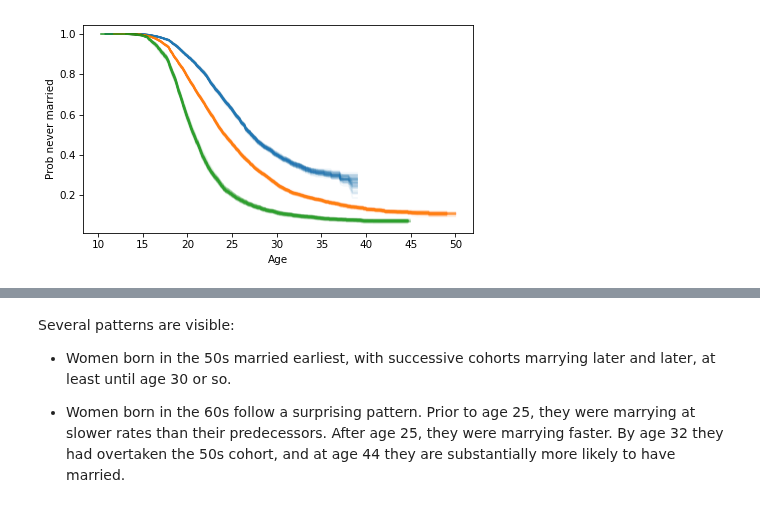
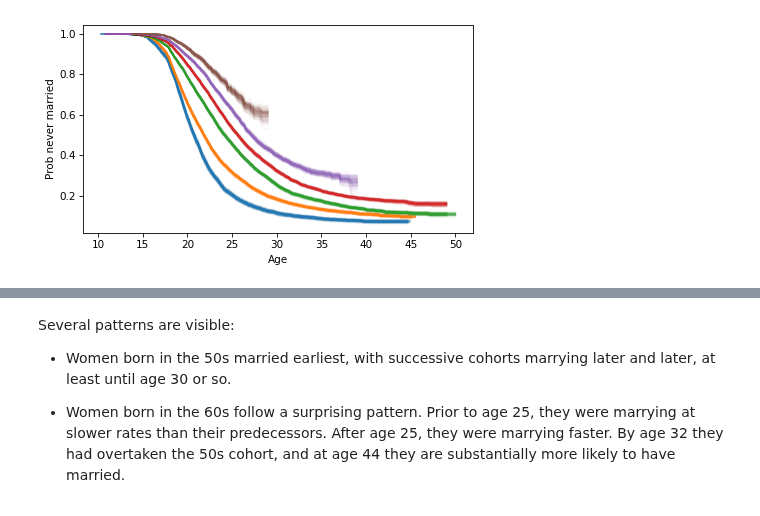
Before and after one commit to AllenDowney/ThinkStats, a Jupyter notebook: soln/chap13.ipynb, the cells around one changed output, grey strips where cells are left out. Drawn from its saved outputs; the diff is of its cells as text; code cells hidden in the pictures.

```diff
--- a/soln/chap13.ipynb
+++ b/soln/chap13.ipynb
@@ -509,0 +683,2 @@ def make_survival_curves(resp, cohorts):
+# %%
+cohorts = [1940, 1950, 1960, 1970, 1980, 1990]
@@ -510,4 +687,4 @@ def make_survival_curves(resp, cohorts):
 # %%
-curve_maps = [make_survival_curves(resample_cycles(resp), cohorts) for i in range(101)]
+surv_maps = [estimate_survival_map(resample_cycles(resp), cohorts) for i in range(101)]
 # %% [output]
 [interactive output not drawn]
@@ -514,7 +694,7 @@ curve_maps = [make_survival_curves(resample_cycles(resp), cohorts) for i in rang
 # %%
-def plot_cohort(curve_maps, cohort, color):
-    curves = [curve_map[cohort] for curve_map in curve_maps]
-    for curve in curves:
-        curve.plot(color=color, alpha=0.05)
+def plot_cohort(surv_maps, cohort, color):
+    survs = [surv_map[cohort] for surv_map in surv_maps]
+    for surv in survs:
+        surv.plot(color=color, alpha=0.05)
 # %% [output]
 [interactive output not drawn]
@@ -520,0 +703,2 @@ def plot_cohort(curve_maps, cohort, color):
+# %%
+colors = [f"C{i}" for i in range(len(cohorts))]
@@ -521,11 +707,10 @@ def plot_cohort(curve_maps, cohort, color):
 # %%
-colors = ["C0", "C1", "C2"]
 for cohort, color in zip(cohorts, colors):
-    plot_cohort(curve_maps, cohort, color)
+    plot_cohort(surv_maps, cohort, color)
 
 decorate(xlabel="Age", ylabel="Prob never married")
 # %% [output]
-[figure, old version]
+[figure, new version]
 [interactive output not drawn]
 # %% [markdown]
 Several patterns are visible:
```
Also changed, not shown: parts of 124 cells of this notebook.
